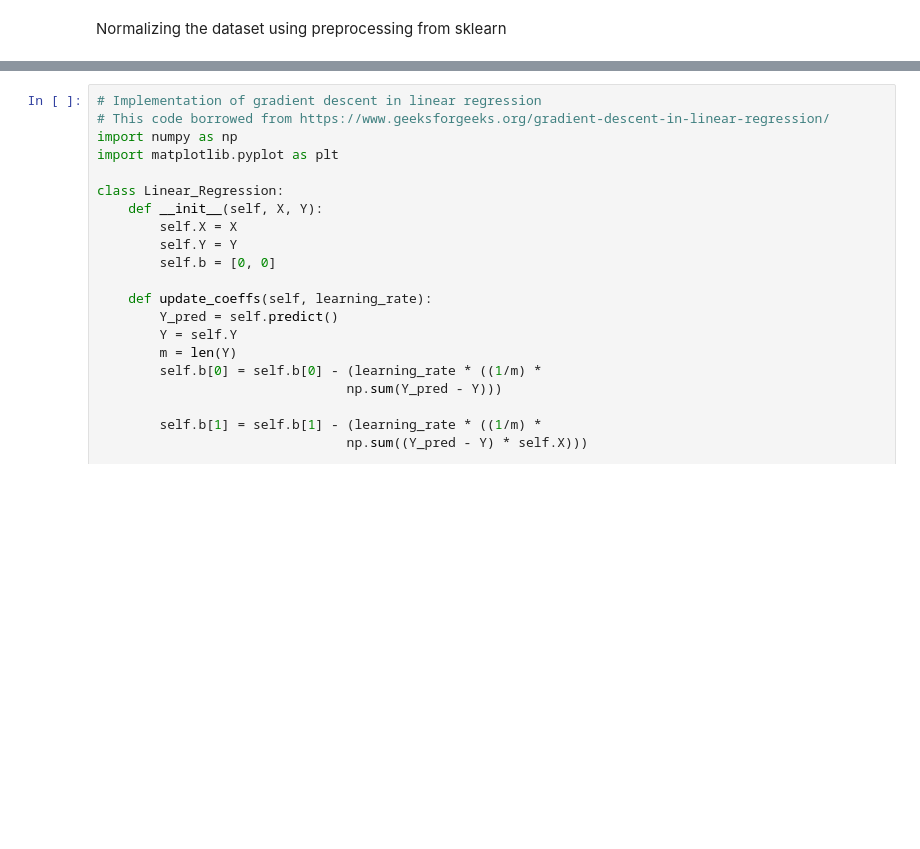
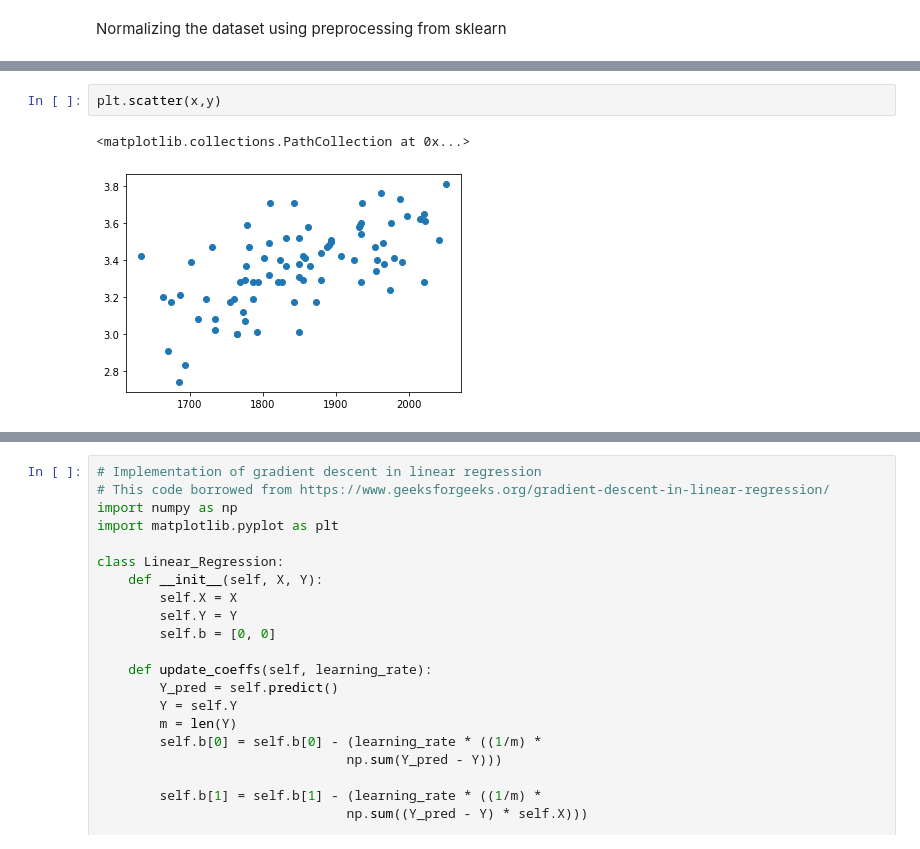
Before and after one commit to Ali-Rizvi-1/Gradient-Descent, a Jupyter notebook: main.ipynb, the cells around one changed output, grey strips where cells are left out. Cells and saved outputs as stored; diff of their text form; blank space fills up the shorter version.

```diff
--- a/main.ipynb
+++ b/main.ipynb
@@ -73,0 +100,5 @@ len(x)
+# %%
+plt.scatter(x,y)
+# %% [output]
+<matplotlib.collections.PathCollection at 0x...>
+[figure, added]
```
Also changed, not shown: parts of 11 cells of this notebook.
